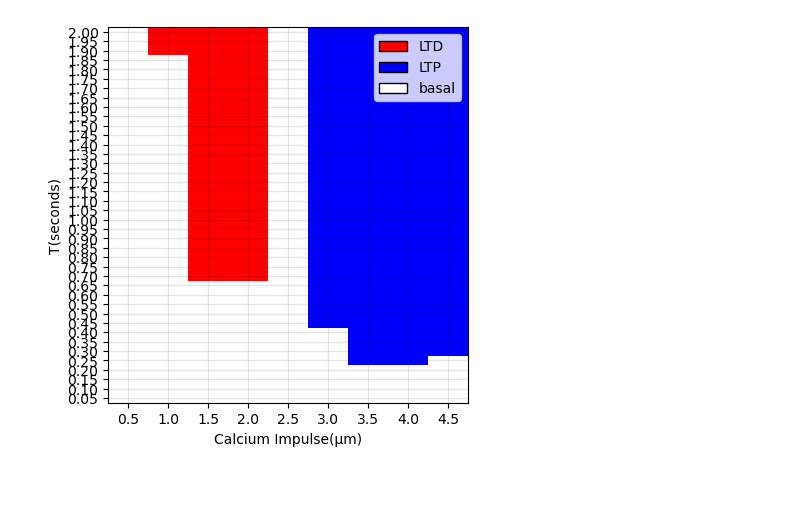
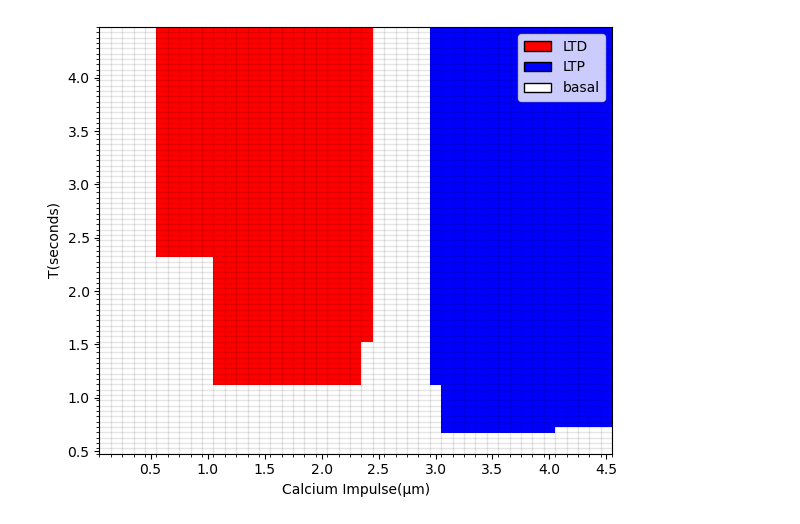
Before and after one commit to devt287/Synaptic_Plasticity, a Jupyter notebook: Pi_Lisman_profile.ipynb, the cells around one changed output. Drawn from its saved outputs; the diff is of its cells as text; code cells hidden in the pictures; blank space fills up the shorter version.

```diff
--- a/Pi_Lisman_profile.ipynb
+++ b/Pi_Lisman_profile.ipynb
@@ -4,57 +4,65 @@ import numpy as np
 from matplotlib.colors import ListedColormap
 from matplotlib.patches import Patch
 # %%
-m = np.zeros((40, 9))
-m[0:4] = [0,0,0,0,0,0,0,0,0] #0.05-0.2s
-m[4]   = [0,0,0,0,0,0,1,1,0] #0.25s
-m[5:8] = [0,0,0,0,0,0,1,1,1] #0.3-0.4s
-m[8:13] = [0,0,0,0,0,1,1,1,1] #0.45-0.65s
-m[13] = [0,0,0,-1,0,1,1,1,1] #0.7s
-m[13:37] = [0,0,-1,-1,0,1,1,1,1] #0.75-1.80s
-m[37:40] = [0,-1,-1,-1,0,1,1,1,1] #1.85-2s
+m = np.zeros((80, 45))
+
+
+m[0:4] = np.array([0]*5+[0]*5+[0]*5+[0]*5+[0]*10+[0]*5+[0]*5+[0]*5) #0.05-0.2s
+m[4]   = np.array([0]*5+[0]*5+[0]*5+[0]*5+[0]*10+[1]*5+[1]*5+[0]*5) #0.25s
+m[5:13] = np.array([0]*5+[0]*5+[0]*5+[0]*5+[0]*10+[1]*5+[1]*5+[1]*5) #0.3-0.65s
+m[13] = np.array([0]*5+[0]*5+[0]*5+[-1]*5+[-1]*4+[0]*5+[1]+[1]*5+[1]*5+[1]*5) #0.7s
+m[13:21] = np.array([0]*5+[0]*5+[-1]*5+[-1]*5+[-1]*3+[0]*6+[1]+[1]*5+[1]*5+[1]*5)
+m[21:37] = np.array([0]*5+[0]*5+[-1]*5+[-1]*5+[-1]*4+[0]*5+[1]+[1]*5+[1]*5+[1]*5) #0.75-1.80s
+m[37:80] = np.array([0]*5+[-1]*5+[-1]*5+[-1]*5+[-1]*4+[0]*5+[1]+[1]*5+[1]*5+[1]*5) #1.85-2s
 # %%
 
+import numpy as np
+import matplotlib.pyplot as plt
+from matplotlib.colors import ListedColormap
+from matplotlib.patches import Patch
+
 # Create a colormap based on your specifications
-colors = ['white', 'blue','red']  # Order is important here
+colors = ['white', 'blue', 'red']  # Order is important here
 cmap = ListedColormap(colors)
 
 # Convert matrix values to match the colormap
-m[m == 0] = 0   # Mapping 1 to blue
-m[m == 1] = 1  # Mapping -1 to  red
-m[m == -1] =2   # Mapping 0 to white
+m[m == 0] = 0   # Mapping 0 to white
+m[m == 1] = 1   # Mapping 1 to blue
+m[m == -1] = 2  # Mapping -1 to red
+
 # Display the matrix
-fig, ax = plt.subplots(figsize=(4.5, 4.5))  # Set the figure size to make it square
-ax.imshow(m, cmap=cmap, aspect='auto', origin='lower')  # Set aspect to 'auto' to fill the figure and origin to 'lower' to rotate
+fig, ax = plt.subplots(figsize=(6, 5))  # Adjusted to a smaller figure size
+ax.imshow(m, cmap=cmap, aspect='auto', origin='lower')
 
-# Display grid/lattice
-ax.set_xticks(np.arange(0, 9, 1))
-ax.set_yticks(np.arange(0, 40, 1))
-ax.grid(which='both', color='black', linestyle='-', linewidth=1, alpha=0.1)
+# Display grid/lattice for the entire 80x45 matrix
+ax.set_xticks(np.arange(-0.5, 45, 1), minor=True)
+ax.set_yticks(np.arange(-0.5, 80, 1), minor=True)
+ax.grid(which='minor', color='black', linestyle='-', linewidth=1, alpha=0.1)
+
 # Set custom tick labels for y-axis (T(seconds))
-y_ticks = np.arange(0, 40, 1)
-y_labels = ["{:.2f}".format(0.05 * i) for i in range(1, 41)]
+y_ticks = np.arange(0, 80, 10)
+y_labels = ["{:.1f}".format(0.05 * i) for i in range(10, 81, 10)]
 ax.set_yticks(y_ticks)
 ax.set_yticklabels(y_labels)
 ax.set_ylabel('T(seconds)')
 
-# Set custom tick labels for x-axis (Ca Impulse(\mu m))
-x_ticks = np.arange(0, 9, 1)
-x_labels = ["{:.1f}".format(0.5 * (i + 1)) for i in range(9)]
+# Set custom tick labels for x-axis (Calcium Impulse(μm))
+x_ticks = np.arange(4, 45, 5)
+x_labels = ["{:.1f}".format(0.1 * i) for i in range(5, 46, 5)]
 ax.set_xticks(x_ticks)
 ax.set_xticklabels(x_labels)
 ax.set_xlabel('Calcium Impulse(μm)')
 
 # Create legend
 legend_labels = {
     'red': 'LTD',
     'blue': 'LTP',
     'white': 'basal'
-
 }
 handles = [Patch(facecolor=color, edgecolor='black', label=label) for color, label in legend_labels.items()]
 ax.legend(handles=handles, loc='upper right')
 
 plt.tight_layout()
 plt.show()
 # %% [output]
-[figure, old version]
+[figure, new version]
```
Also changed, not shown: 3 other files.
